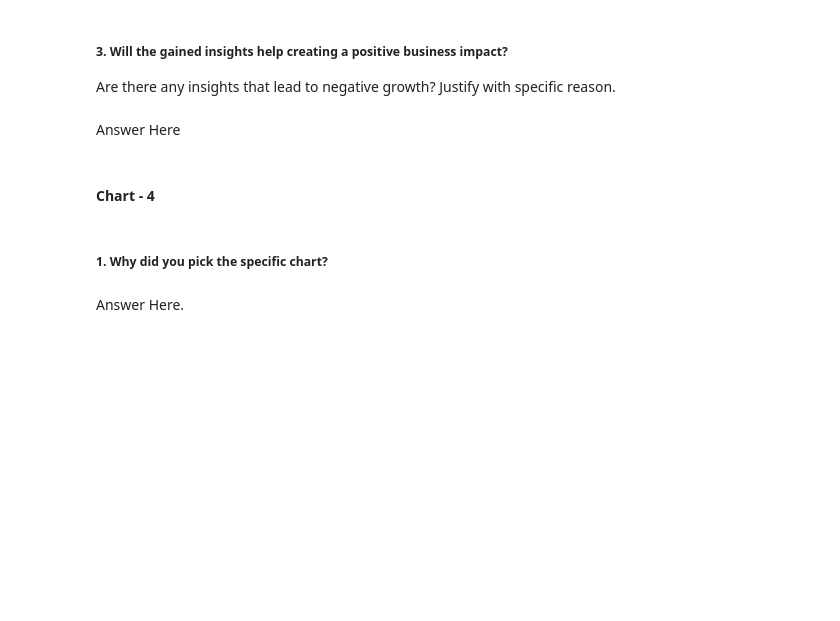
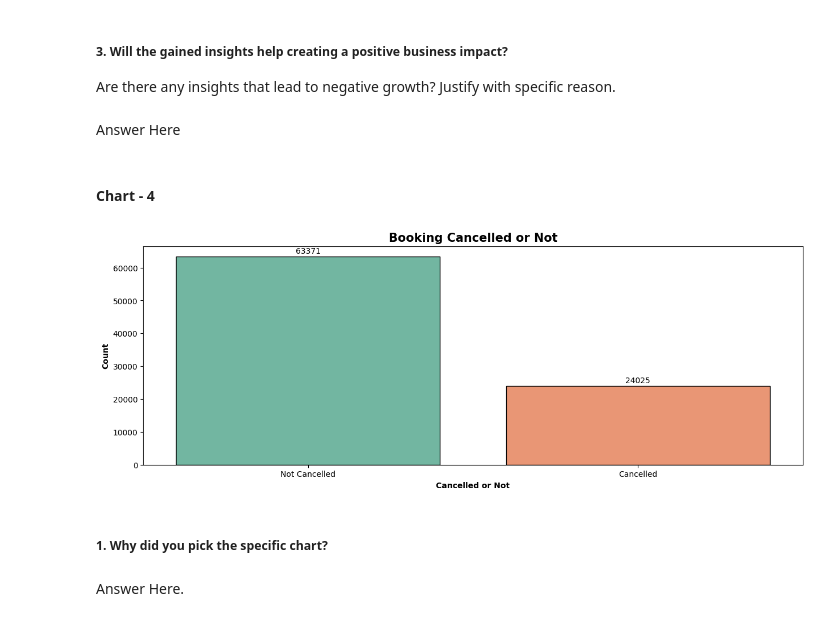
Before and after one commit to Mrinal-Official/Hotel-Booking-Analysis, a Jupyter notebook: EDA_on_Hotel_Booking_dataset.ipynb, the cells around one changed output. Cells and saved outputs as stored; diff of their text form; code cells hidden in the pictures; blank space fills up the shorter version.

```diff
--- a/EDA_on_Hotel_Booking_dataset.ipynb
+++ b/EDA_on_Hotel_Booking_dataset.ipynb
@@ -352,3 +370,16 @@ Answer Here
+# %%
+# Chart - 4 visualization code
+plt.figure(figsize = (15,5))
+sns.countplot(x = df['is_canceled'], palette='Set2', edgecolor = 'black', )
+for i, containers in enumerate(plt.gca().containers):
+  plt.bar_label(containers, padding = 2)
+plt.xticks([0,1], labels = ['Not Cancelled', 'Cancelled'])
+plt.xlabel('Cancelled or Not', fontweight = 'bold')
+plt.ylabel('Count', fontweight = 'bold')
+plt.title('Booking Cancelled or Not', fontweight = 'bold', fontsize = 15)
+plt.show()
+# %% [output]
+[figure, added]
 # %% [markdown]
 ##### 1. Why did you pick the specific chart?
 # %% [markdown]
```
Also changed, not shown: parts of 21 cells of this notebook.
